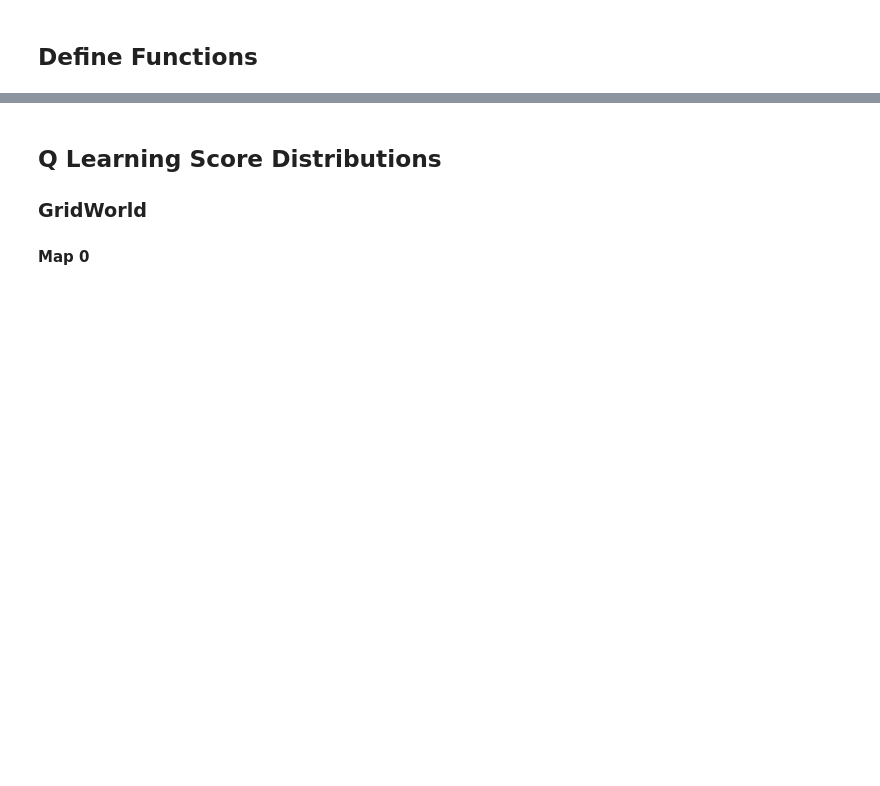
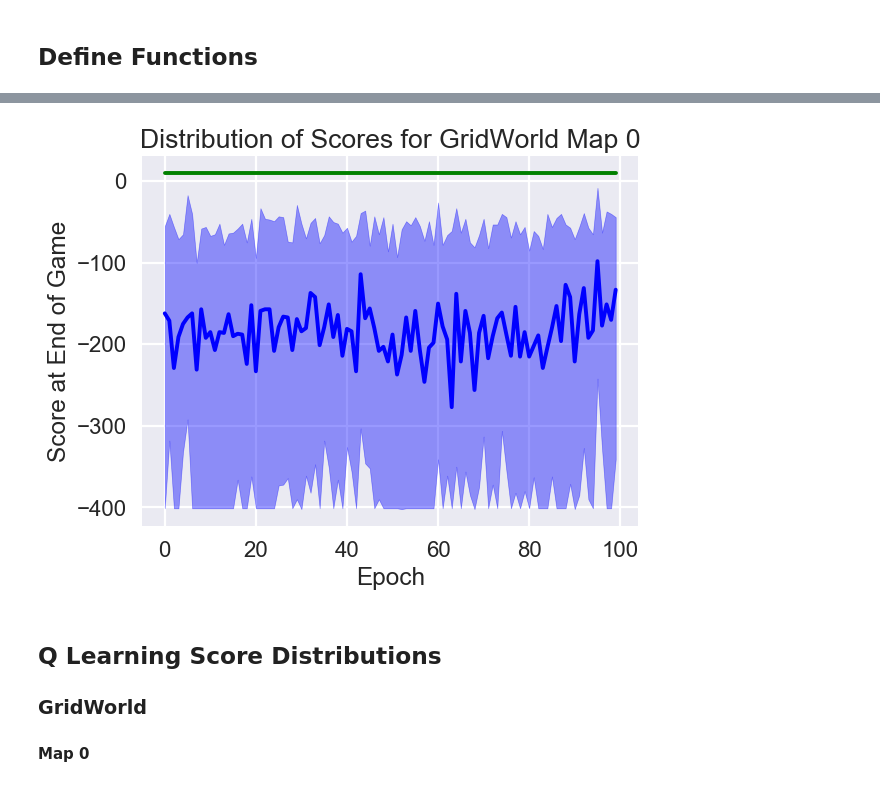
Before and after one commit to EverettSussman/QLearning, a Jupyter notebook: python/Analyze RL Performance.ipynb, the cells around one changed output, grey strips where cells are left out. Cells and saved outputs as stored; diff of their text form; code cells hidden in the pictures; blank space fills up the shorter version.

```diff
--- a/python/Analyze RL Performance.ipynb
+++ b/python/Analyze RL Performance.ipynb
@@ -50,3 +56,13 @@ def plotScoreDist(data, moving=1, save=True, filename=None):
+# %%
+# Map0, p = [0,1,0], gamma=.9 100 times 100 epochs
+RA0 = np.load('gridworld/results/random0.npy')
+plt.plot(range(RA0.shape[1]), [10] * RA0.shape[1], color='g')
+plt.title("Distribution of Scores for GridWorld Map 0")
+plt.ylabel("Score at End of Game")
+plt.xlabel("Epoch")
+plotScoreDist(RA0, save=True, filename='gridworld/figs/random_map0_0.pdf')
+# %% [output]
+[figure, added]
 # %% [markdown]
 ## Q Learning Score Distributions
 
```
Also changed, not shown: parts of 3 cells of this notebook, 5 other files.
